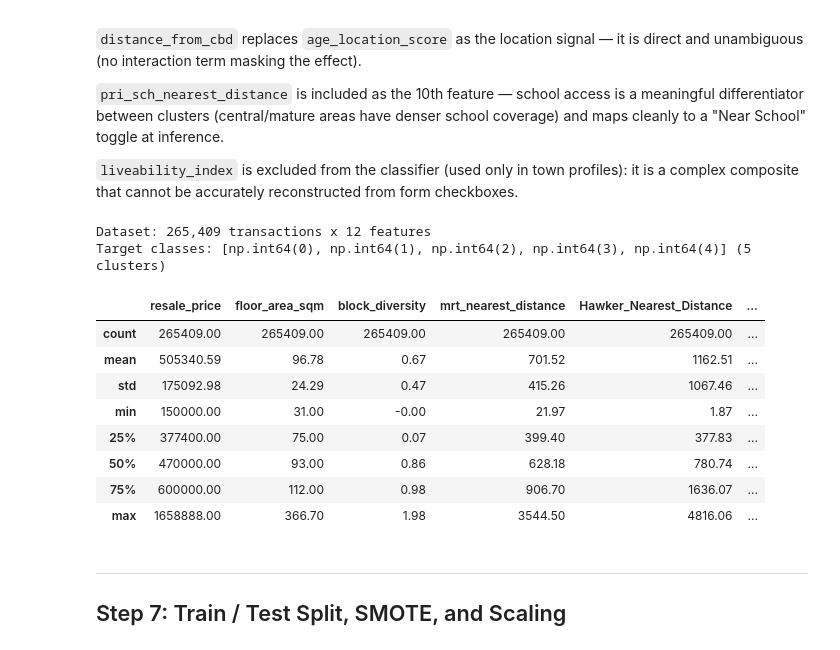
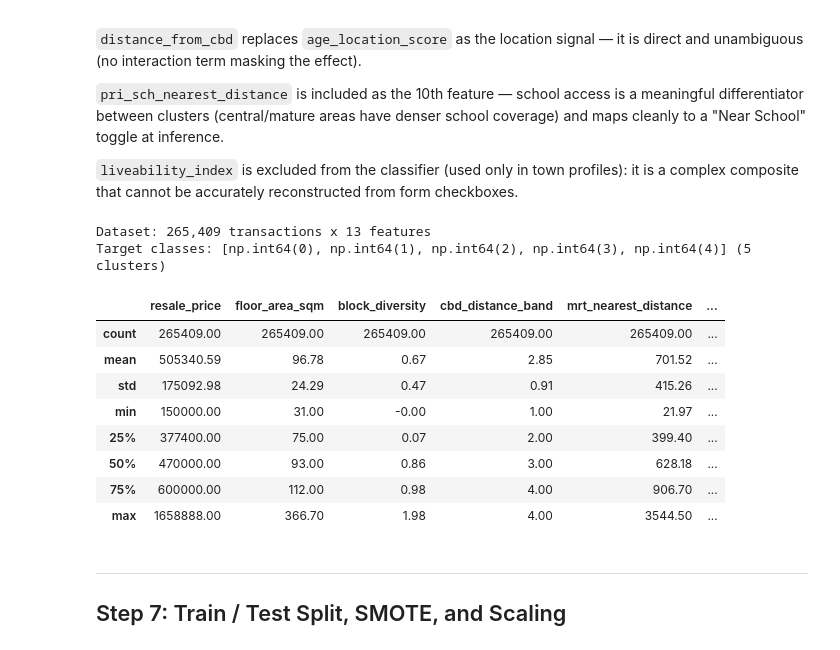
Before and after one commit to Lucas-sam93/HDB-Data-Sprint, a Jupyter notebook: notebooks/02B_classification_model.ipynb, the cells around one changed output. Saved outputs shown, nothing was run; the diff lists cells and outputs as text; code cells hidden in the pictures.

```diff
--- a/notebooks/02B_classification_model.ipynb
+++ b/notebooks/02B_classification_model.ipynb
@@ -110,6 +110,21 @@ CBD_LAT, CBD_LON = 1.2897, 103.8501  # Raffles Place
 df['distance_from_cbd'] = haversine(
     df['Latitude'], df['Longitude'], CBD_LAT, CBD_LON
 )
+
+# ── cbd_distance_band ─────────────────────────────────────────────────────
+# Bins continuous distance_from_cbd into 4 ordinal location bands.
+# Reduces feature dominance in tree models (4 split points vs thousands)
+# while preserving the model's ability to distinguish central from outer estates.
+# Bands align with the form's Region picker at inference:
+#   1 = Central   (0–5 km)   → Central Area, Queenstown, Bukit Merah
+#   2 = City Ring (5–10 km)  → Bishan, Geylang, Toa Payoh, AMK
+#   3 = Mid-ring  (10–15 km) → Jurong, Tampines, Sengkang
+#   4 = Outer     (>15 km)   → Woodlands, Sembawang, Pasir Ris
+df['cbd_distance_band'] = pd.cut(
+    df['distance_from_cbd'],
+    bins=[0, 5, 10, 15, 999],
+    labels=[1, 2, 3, 4]
+).astype(int)
 
 # ── storey_ratio (source: manyu_-_Classification_Models_Comparison.ipynb) ──
 # mid_storey / max_floor_lvl — how high up the unit sits relative to the block
@@ -245,6 +260,7 @@ df['amenity_cluster_2km'] = (
 
 print("Feature engineering complete.")
 print(f"  distance_from_cbd        : {df['distance_from_cbd'].min():.1f} – {df['distance_from_cbd'].max():.1f} km")
+print(f"  cbd_distance_band        : {df['cbd_distance_band'].min()} – {df['cbd_distance_band'].max()}  (1=central … 4=outer)")
 print(f"  storey_ratio             : {df['storey_ratio'].min():.2f} – {df['storey_ratio'].max():.2f}")
 print(f"  estate_height_modernity  : {df['estate_height_modernity'].min():.2f} – {df['estate_height_modernity'].max():.2f}")
 print(f"  liveability_index        : {df['liveability_index'].min():.3f} – {df['liveability_index'].max():.3f}")
@@ -518,49 +535,50 @@ coverage) and maps cleanly to a "Near School" toggle at inference.
 complex composite that cannot be accurately reconstructed from form checkboxes.
 # %%
 # 12 buyer-interpretable features — each maps directly to a form input in the web app
-# The 3 amenity_cluster tiers are added alongside individual distances for testing.
-# At inference, tiers are derived from the same distances: e.g. mrt < 500 → +1 to 500m tier.
-# estate_height_modernity disambiguates tall-new vs tall-old estates (e.g. Punggol vs Queenstown).
-# block_diversity: Shannon entropy of flat-type mix — proxy for estate character variety.
+# cbd_distance_band replaces continuous distance_from_cbd to reduce feature dominance:
+#   4 split points (bands) vs thousands (continuous) — model retains location signal
+#   but other features get more relative importance in the tree splits.
+# At inference: Region picker → band value (Central=1, City Ring=2, Mid-ring=3, Outer=4)
 CLASSIFIER_FEATURES = [
     'resale_price',               # budget
     'floor_area_sqm',             # flat size
     'block_diversity',            # flat-type mix (Shannon entropy) — estate character
+    'cbd_distance_band',          # location band 1–4 (Central → Outer)
     'mrt_nearest_distance',       # MRT access (form: Near MRT toggle → 500m or 1500m)
     'Hawker_Nearest_Distance',    # hawker access (form: Near Hawker toggle → 300m or 1000m)
     'Mall_Nearest_Distance',      # mall access (form: Near Mall toggle → 500m or 1500m)
     'pri_sch_nearest_distance',   # school access (form: Near School toggle → 500m or 1500m)
     'storey_ratio',               # floor preference
     'estate_height_modernity',    # max_floor_lvl / (hdb_age + 1) — tall-new vs tall-old
     'amenity_cluster_500m',       # amenity types within 500m (walking)
     'amenity_cluster_1km',        # amenity types within 1km (short walk/bus)
     'amenity_cluster_2km',        # amenity types within 2km (neighbourhood)
 ]
 TARGET = 'cluster_label'
 
 X = df[CLASSIFIER_FEATURES].copy()
 y = df[TARGET].copy()
 
 # Drop rows with nulls in any feature or target
 valid_mask = X.notna().all(axis=1) & y.notna()
 X, y = X[valid_mask], y[valid_mask]
 
 print(f"Dataset: {X.shape[0]:,} transactions x {X.shape[1]} features")
 print(f"Target classes: {sorted(y.unique())} ({y.nunique()} clusters)")
 print()
 display(X.describe().round(2))
 # %% [output]
-Dataset: 265,409 transactions x 12 features
+Dataset: 265,409 transactions x 13 features
 Target classes: [np.int64(0), np.int64(1), np.int64(2), np.int64(3), np.int64(4)] (5 clusters)
-|  | resale_price | floor_area_sqm | block_diversity | mrt_nearest_distance | Hawker_Nearest_Distance | ... |
+|  | resale_price | floor_area_sqm | block_diversity | cbd_distance_band | mrt_nearest_distance | ... |
 | count | 265409.00 | 265409.00 | 265409.00 | 265409.00 | 265409.00 | ... |
-| mean | 505340.59 | 96.78 | 0.67 | 701.52 | 1162.51 | ... |
-| std | 175092.98 | 24.29 | 0.47 | 415.26 | 1067.46 | ... |
-| min | 150000.00 | 31.00 | -0.00 | 21.97 | 1.87 | ... |
-| 25% | 377400.00 | 75.00 | 0.07 | 399.40 | 377.83 | ... |
-| 50% | 470000.00 | 93.00 | 0.86 | 628.18 | 780.74 | ... |
-| 75% | 600000.00 | 112.00 | 0.98 | 906.70 | 1636.07 | ... |
-| max | 1658888.00 | 366.70 | 1.98 | 3544.50 | 4816.06 | ... |
+| mean | 505340.59 | 96.78 | 0.67 | 2.85 | 701.52 | ... |
+| std | 175092.98 | 24.29 | 0.47 | 0.91 | 415.26 | ... |
+| min | 150000.00 | 31.00 | -0.00 | 1.00 | 21.97 | ... |
+| 25% | 377400.00 | 75.00 | 0.07 | 2.00 | 399.40 | ... |
+| 50% | 470000.00 | 93.00 | 0.86 | 3.00 | 628.18 | ... |
+| 75% | 600000.00 | 112.00 | 0.98 | 4.00 | 906.70 | ... |
+| max | 1658888.00 | 366.70 | 1.98 | 4.00 | 3544.50 | ... |
 # %% [markdown]
 ---
 
```
Also changed, not shown: parts of 5 cells of this notebook, 2 other files.
